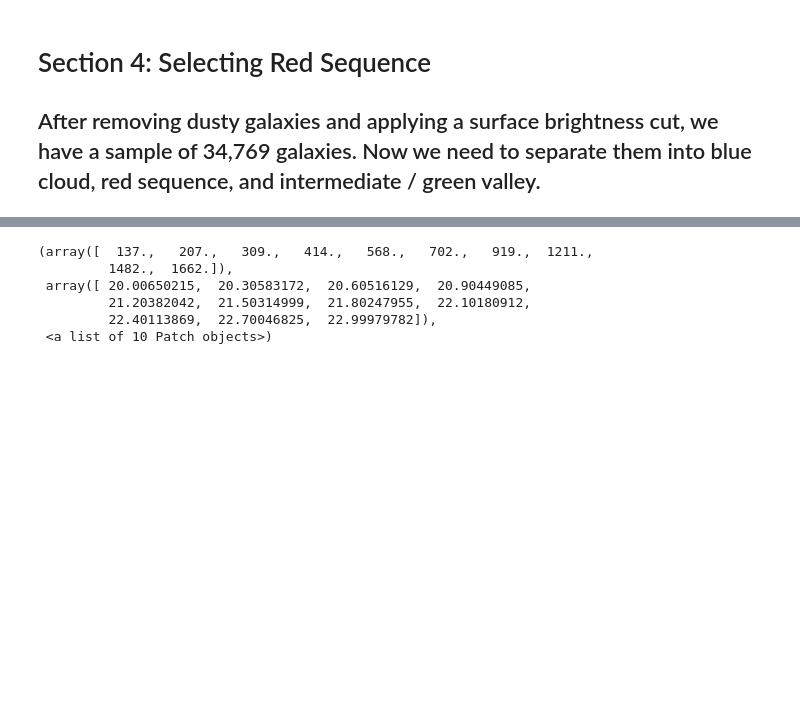
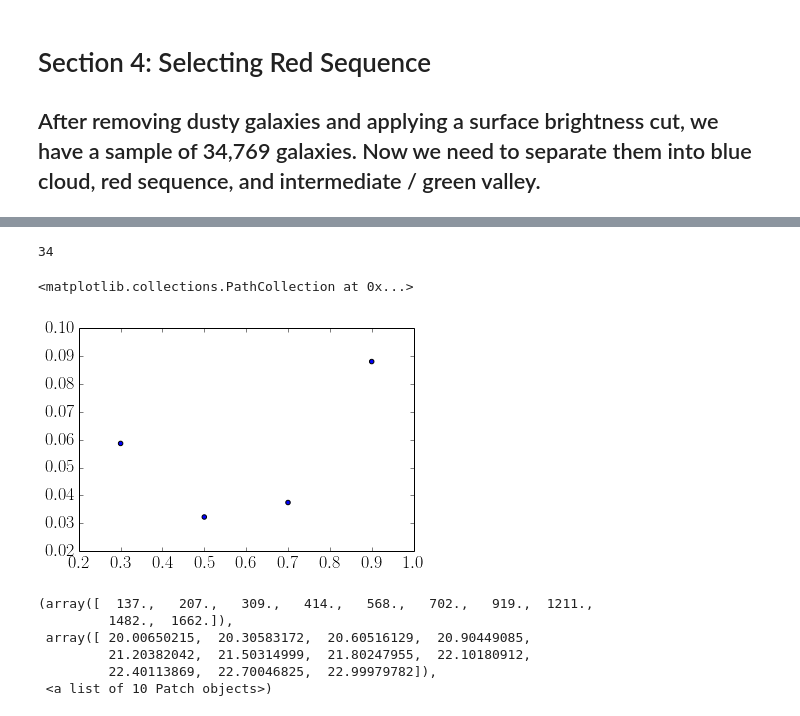
Before and after one commit to Mel23/GZ_Hubble_Science, a Jupyter notebook: Red_Disk_Fraction/red_disks.ipynb, the cells around one changed output, grey strips where cells are left out. Drawn from its saved outputs; the diff is of its cells as text; code cells hidden in the pictures; blank space fills up the shorter version.

```diff
--- a/Red_Disk_Fraction/red_disks.ipynb
+++ b/Red_Disk_Fraction/red_disks.ipynb
@@ -249,3 +242,23 @@ masked_array(data = [-- -- -- -- -- -- -- 0.367687916789883 -- --],
+# %%
+whole_sample=data[new_sample]
+# %%
+all_2_4_disks = (whole_sample['Z']>0.2) & (whole_sample['Z']<=0.4) & (whole_sample['t01_smooth_or_features_a02_features_or_disk_best_fraction']>.8)
+all_4_6_disks = (whole_sample['Z']>0.4) & (whole_sample['Z']<=0.6) & (whole_sample['t01_smooth_or_features_a02_features_or_disk_best_fraction']>.8)
+all_6_8_disks = (whole_sample['Z']>0.6) & (whole_sample['Z']<=0.8) & (whole_sample['t01_smooth_or_features_a02_features_or_disk_best_fraction']>.8)
+all_8_1_disks = (whole_sample['Z']>0.8) & (whole_sample['Z']<=1) & (whole_sample['t01_smooth_or_features_a02_features_or_disk_best_fraction']>.8)
+# %%
+len(data[rs_2_4_disks])
+# %% [output]
+34
+# %%
+red_list = [.3,.5,.7,.9]
+# %%
+frac_list = [float(len(data[rs_2_4_disks]))/len(data[all_2_4_disks]),float(len(data[rs_4_6_disks]))/len(data[all_4_6_disks]),float(len(data[rs_6_8_disks]))/len(data[all_6_8_disks]),float(len(data[rs_8_1_disks]))/len(data[all_8_1_disks]),]
+# %%
+plt.scatter(red_list,frac_list)
+# %% [output]
+<matplotlib.collections.PathCollection at 0x...>
+[figure, added]
 # %%
 import numpy.ma as ma
 # %%
```
Also changed, not shown: parts of 17 cells of this notebook.
